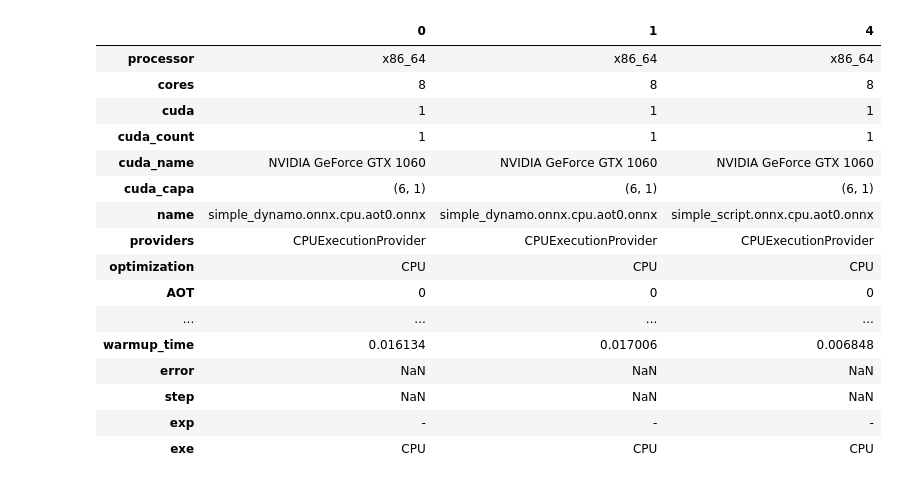
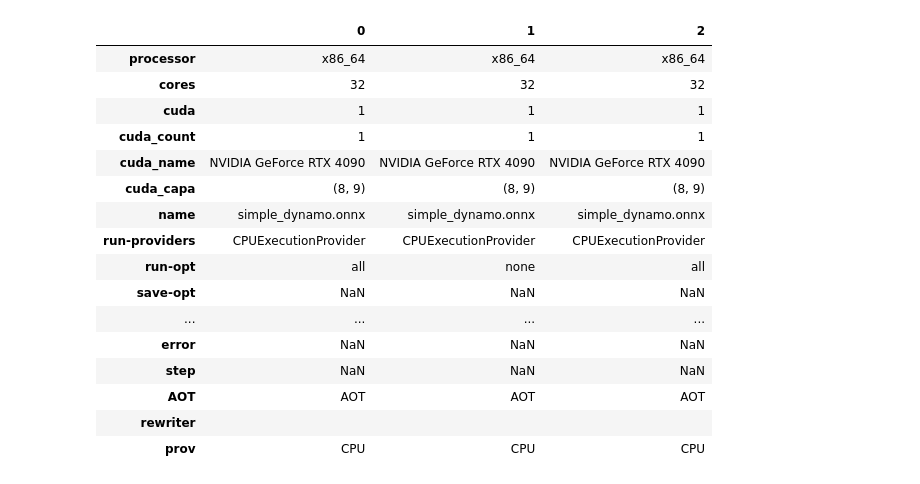
Before and after one commit to xadupre/examples, a Jupyter notebook: b2023/dort_simple/graph.ipynb, the cells around one changed output. Cells and saved outputs as stored; diff of their text form; code cells hidden in the pictures.

```diff
--- a/b2023/dort_simple/graph.ipynb
+++ b/b2023/dort_simple/graph.ipynb
@@ -1,34 +1,38 @@
-# %%
-import pandas
-
-
-df = pandas.read_csv("benchmark.csv")
-df["exp"] = df.apply(
-    lambda r: ("AOT" if r["AOT"] else "") + "-" + ("REW" if r["rewriter"] else ""),
-    axis=1,
-)
-df["exe"] = df["optimization"]
-df = df[
-    (df["providers"] == "CUDAExecutionProvider,CPUExecutionProvider")
-    & (df["optimization"] == "GPU")
-    | (df["providers"] == "CPUExecutionProvider") & (df["optimization"] == "CPU")
-]
-df.head(3).T
-# %% [output]
-|  | 0 | 1 | 4 |
-| processor | x86_64 | x86_64 | x86_64 |
-| cores | 8 | 8 | 8 |
-| cuda | 1 | 1 | 1 |
-| cuda_count | 1 | 1 | 1 |
-| cuda_name | NVIDIA GeForce GTX 1060 | NVIDIA GeForce GTX 1060 | NVIDIA GeForce GTX 1060 |
-| cuda_capa | (6, 1) | (6, 1) | (6, 1) |
-| name | simple_dynamo.onnx.cpu.aot0.onnx | simple_dynamo.onnx.cpu.aot0.onnx | simple_script.onnx.cpu.aot0.onnx |
-| providers | CPUExecutionProvider | CPUExecutionProvider | CPUExecutionProvider |
-| optimization | CPU | CPU | CPU |
-| AOT | 0 | 0 | 0 |
-| ... | ... | ... | ... |
-| warmup_time | 0.016134 | 0.017006 | 0.006848 |
-| error | NaN | NaN | NaN |
-| step | NaN | NaN | NaN |
-| exp | - | - | - |
-| exe | CPU | CPU | CPU |
+# %%
+import pandas
+
+
+df = pandas.read_csv("benchmark.csv")
+# removes save providers != run providers
+#df = df[
+#    (df["run-providers"] == "CUDAExecutionProvider,CPUExecutionProvider")
+#    & (df["save-opt"] == "GPU")
+#    | (df["run-providers"] == "CPUExecutionProvider") & (df["save-opt"] == "CPU")
+#]
+df = df[~df.name.str.contains("onnx.")]
+# removes save AOT
+#df = df[df["save-aot"] == 0]
+df = df.copy()
+df["AOT"] = df.apply(lambda r: ("AOT" if r["save-aot"] == 1 else ""), axis=1)
+df["run-aot"] = df.apply(lambda r: ("AOT" if r["run-aot"] == 1 else ""), axis=1)
+df["rewriter"] = df.apply(lambda r: ("REW" if r["save-rewriter"] else ""), axis=1)
+df["prov"] = df["run-providers"].apply(lambda s: "GPU" if "CUDA" in s else "CPU")
+df.head(3).T
+# %% [output]
+|  | 0 | 1 | 2 |
+| processor | x86_64 | x86_64 | x86_64 |
+| cores | 32 | 32 | 32 |
+| cuda | 1 | 1 | 1 |
+| cuda_count | 1 | 1 | 1 |
+| cuda_name | NVIDIA GeForce RTX 4090 | NVIDIA GeForce RTX 4090 | NVIDIA GeForce RTX 4090 |
+| cuda_capa | (8, 9) | (8, 9) | (8, 9) |
+| name | simple_dynamo.onnx | simple_dynamo.onnx | simple_dynamo.onnx |
+| run-providers | CPUExecutionProvider | CPUExecutionProvider | CPUExecutionProvider |
+| run-opt | all | none | all |
+| save-opt | NaN | NaN | NaN |
+| ... | ... | ... | ... |
+| error | NaN | NaN | NaN |
+| step | NaN | NaN | NaN |
+| AOT | AOT | AOT | AOT |
+| rewriter |  |  |  |
+| prov | CPU | CPU | CPU |
```
Also changed, not shown: parts of 4 cells of this notebook, 1 other file.
